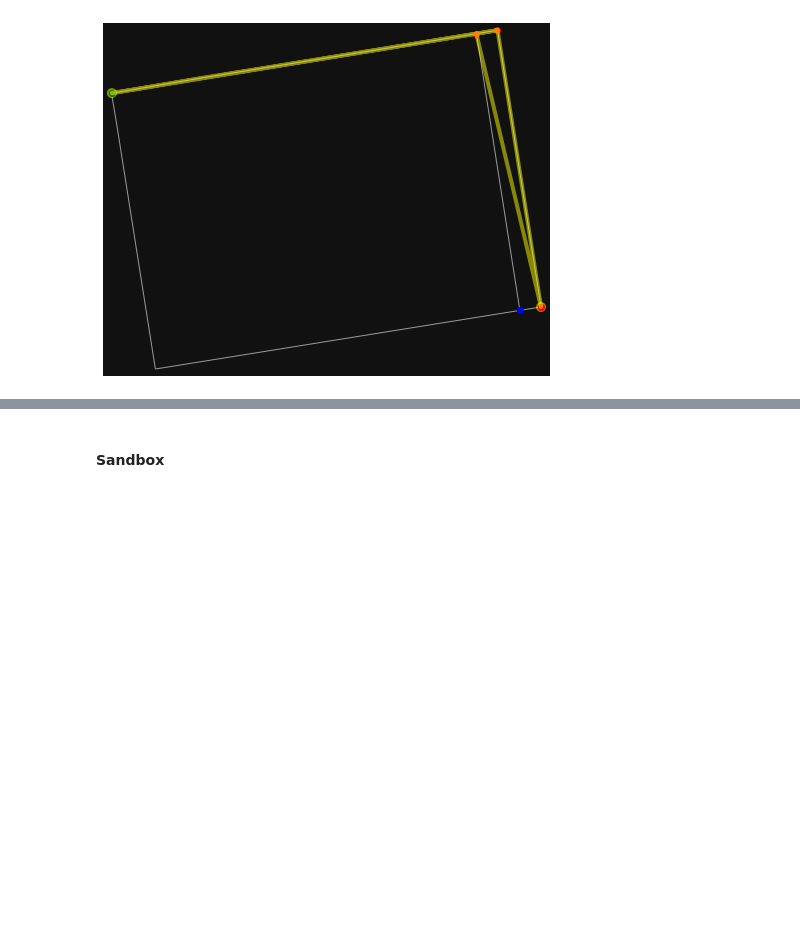
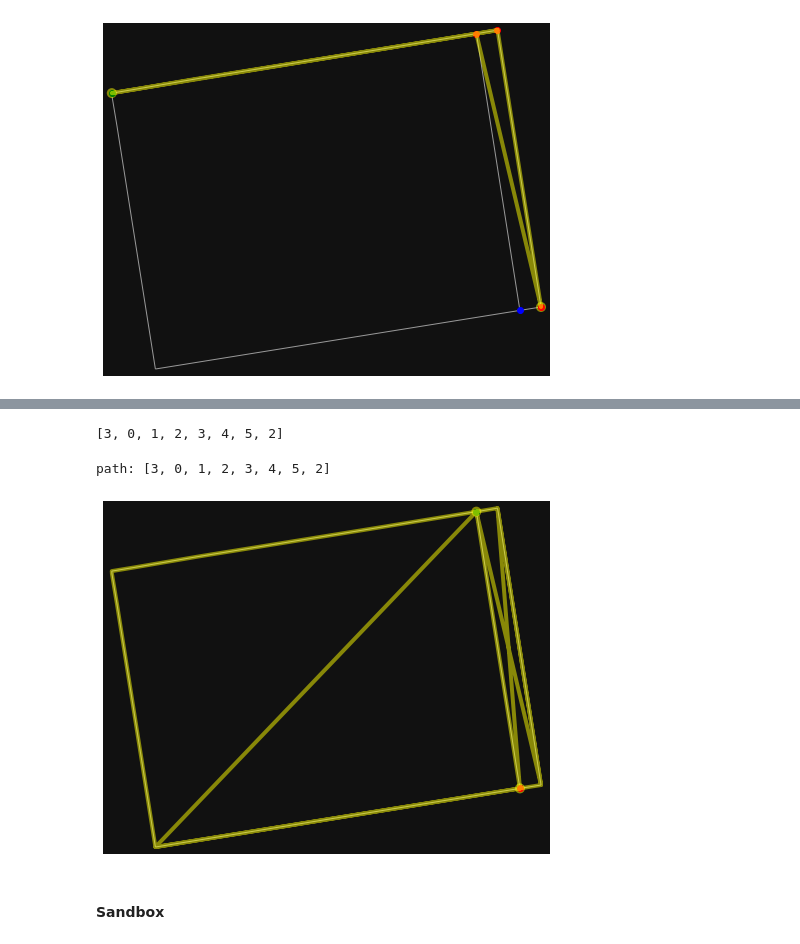
Before and after one commit to 3outeille/operational-research-project, a Jupyter notebook: sandbox/ferdinand/pipeline.ipynb, the cells around one changed output, grey strips where cells are left out. Cells and saved outputs as stored; diff of their text form; code cells hidden in the pictures; blank space fills up the shorter version.

Commit message:
UPDATE(sandbox/pipeline): euler_tour done

```diff
--- a/sandbox/ferdinand/pipeline.ipynb
+++ b/sandbox/ferdinand/pipeline.ipynb
@@ -155,2 +131,42 @@ for u, v, keys, weight in G.edges(data="weight", keys=True):
+# %%
+def euler_tour(adjacency_matrix, start):
+    circuit = []
+    return euler_tour_aux(circuit, adjacency_matrix, start)
+
+def euler_tour_aux(circuit, adjacency_matrix, start):
+    for i in range(len(adjacency_matrix)):
+        if adjacency_matrix[start][i] > 0:
+            adjacency_matrix[start][i] -= 1
+            adjacency_matrix[i][start] -= 1
+            euler_tour_aux(circuit, adjacency_matrix, i)
+    circuit.append(start)
+    return circuit
+
+adjacency_list = dict([(n, list(nbrdict.keys())) for n, nbrdict in MG.adjacency()])
+adjacency_matrix = adjacency_list_to_adjacency_matrix(adjacency_list)
+circuit = euler_tour(adjacency_matrix, 3)
+print(circuit[::-1])
+# %% [output]
+[3, 0, 1, 2, 3, 4, 5, 2]
+# %%
+# https://stackoverflow.com/questions/49460880/adding-a-point-to-an-osmnx-plot
+
+src=3
+dst=2
+
+route = [src, 0, 1, 2, 3, 4, 5, dst]
+print("path: {}".format(route))
+
+fig, ax = ox.plot_graph_route(MG, route=route, route_color="yellow", node_size=0, show=False, close=False)
+
+# Start node: Green
+ax.scatter(MG.nodes()[src]['x'], MG.nodes()[src]['y'], c='green')
+# End node: Red
+ax.scatter(MG.nodes()[dst]['x'], MG.nodes()[dst]['y'], c='red')
+
+plt.show()
+# %% [output]
+path: [3, 0, 1, 2, 3, 4, 5, 2]
+[figure, added]
 # %% [markdown]
 #### Sandbox
```
Also changed, not shown: parts of 12 cells of this notebook.
